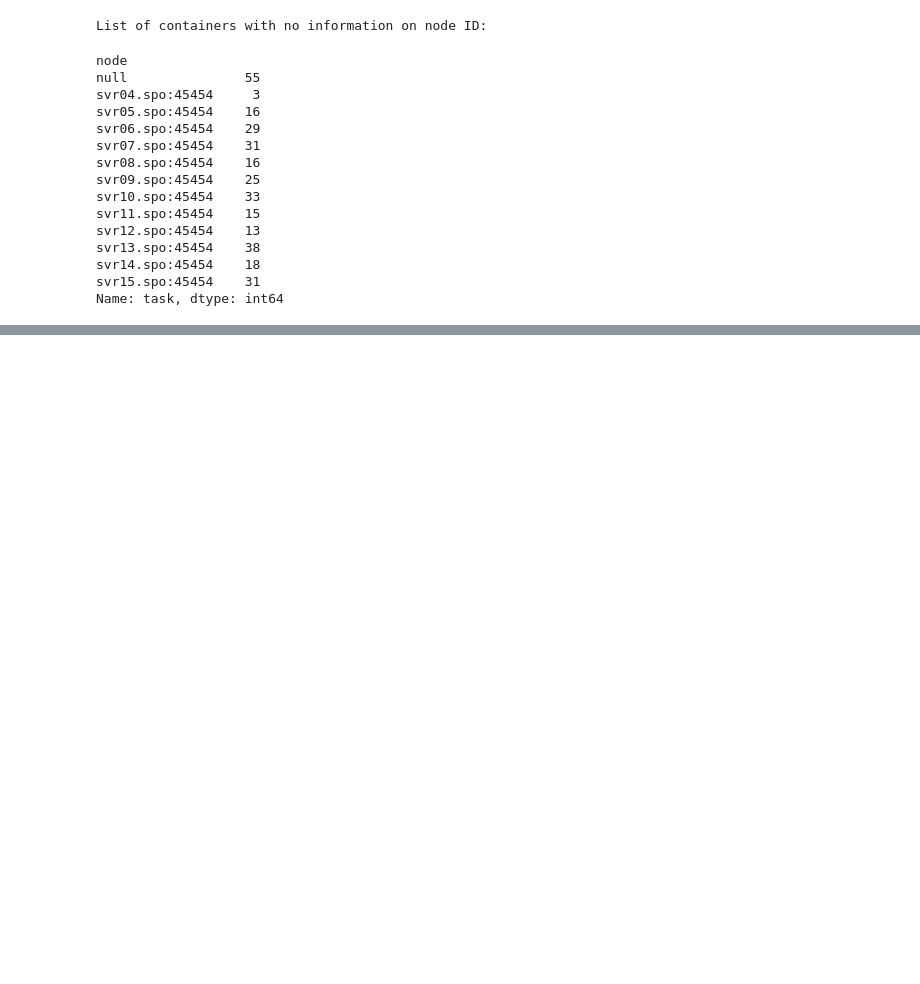
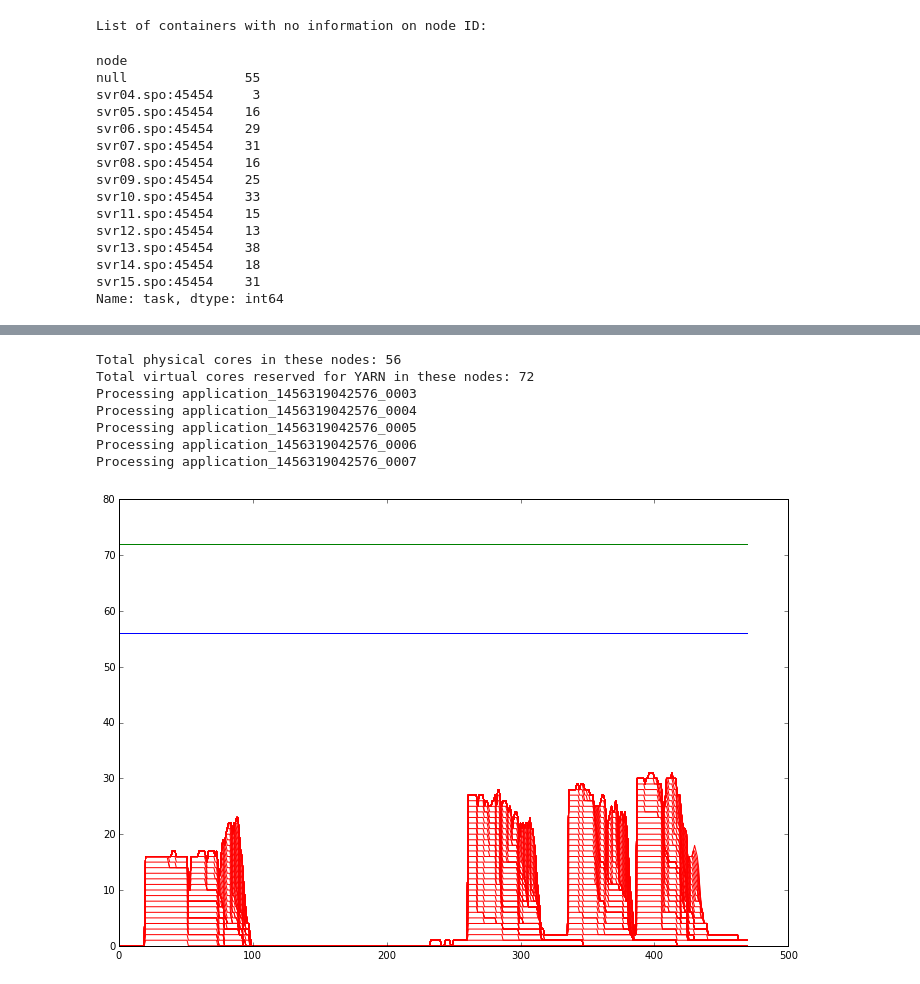
Before and after one commit to hasonhai/yarntracking, a Jupyter notebook: notebook/ResourceUtilization.ipynb, the cells around one changed output, grey strips where cells are left out. Drawn from its saved outputs; the diff is of its cells as text; code cells hidden in the pictures; blank space fills up the shorter version.

```diff
--- a/notebook/ResourceUtilization.ipynb
+++ b/notebook/ResourceUtilization.ipynb
@@ -300,0 +289,67 @@ print('Percentage Node_info records during task lifetime: %f' % CPUrecords/(appl
+# %%
+# Filter to remove containers with no informaction of the node, or to select specific nodes
+SnapshotDFFiltered = SnapshotDFSorted[(SnapshotDFSorted.node != 'null')]
+SnapshotDFFiltered_group_node = SnapshotDFFiltered.groupby("node")
+total_phy_CPU = SnapshotDFFiltered_group_node.n_CPU.mean().sum() #assume capacity has no change
+total_rsrv_CPU = SnapshotDFFiltered_group_node.CPU_rsrv.mean().sum() #assume capacity has no change
+print('Total physical cores in these nodes: %s' % total_phy_CPU)
+print('Total virtual cores reserved for YARN in these nodes: %s' % total_rsrv_CPU)
+# get list of application
+application_list = SnapshotDFFiltered.app.unique().tolist()
+# limit number of app to draw
+# application_list = application_list[:1]
+# create vector zero
+rescaled_snapshot_starttime = snapshot_starttime / 1000
+rescaled_snapshot_endtime = snapshot_endtime / 1000
+rescaled_snapshot_duration = rescaled_snapshot_endtime - rescaled_snapshot_starttime
+time = np.linspace(rescaled_snapshot_starttime, rescaled_snapshot_endtime-1,rescaled_snapshot_duration)
+zero_vector = pd.Series(np.linspace(0, 0,rescaled_snapshot_duration), index=time)
+base_vector = zero_vector
+
+phy_CPU = np.linspace(total_phy_CPU,total_phy_CPU,rescaled_snapshot_duration)
+rsrv_CPU = np.linspace(total_rsrv_CPU,total_rsrv_CPU,rescaled_snapshot_duration)
+phy_CPU = pd.Series(phy_CPU,index=time)
+rsrv_CPU = pd.Series(rsrv_CPU,index=time)
+
+fig = plt.figure(figsize=(12,8))
+ax = fig.add_subplot(111)
+ax.plot(phy_CPU,'-b')
+ax.plot(rsrv_CPU,'-g')
+
+for application in application_list:
+  print('Processing %s' % (application))
+  for index in SnapshotDFFiltered.index:
+    if SnapshotDFFiltered.loc[index,'app'] == application:
+      # get CPU allocated for that container
+      container_starttime = SnapshotDFFiltered.loc[index,'start']
+      container_endtime = SnapshotDFFiltered.loc[index,'end']
+      rescaled_container_starttime = container_starttime / 1000
+      rescaled_container_endtime = container_endtime / 1000
+      container_duration = rescaled_container_endtime - rescaled_container_starttime
+      container_time_index = np.linspace(rescaled_container_starttime,rescaled_container_endtime-1,container_duration)
+      container_value = np.linspace(SnapshotDFFiltered.loc[index,'CPU'],
+                                    SnapshotDFFiltered.loc[index,'CPU'],
+                                    container_duration)
+      container_data = pd.Series(container_value, index=container_time_index)
+      # checking if all points in container data belongs to the snapshot timeframe
+      check = set(container_time_index) - set(time)
+      if len(check): #not empty
+        raise Exception("Error, data point's mismatch")
+      # matching the container data with the length of the snapshot
+      container_data = container_data + zero_vector
+      container_data = container_data.fillna(0)
+      # do stackplot
+      # create drawing vector based on base_vector
+      container_data = container_data + base_vector
+      base_vector = container_data # update base_vector for next iteration
+      ax.plot(container_data,'-r')
+#ax.plot(base_vector,'-r')
+# %% [output]
+Total physical cores in these nodes: 56
+Total virtual cores reserved for YARN in these nodes: 72
+Processing application_1456319042576_0003
+Processing application_1456319042576_0004
+Processing application_1456319042576_0005
+Processing application_1456319042576_0006
+Processing application_1456319042576_0007
+[figure, added]
```
Also changed, not shown: parts of 4 cells of this notebook.
